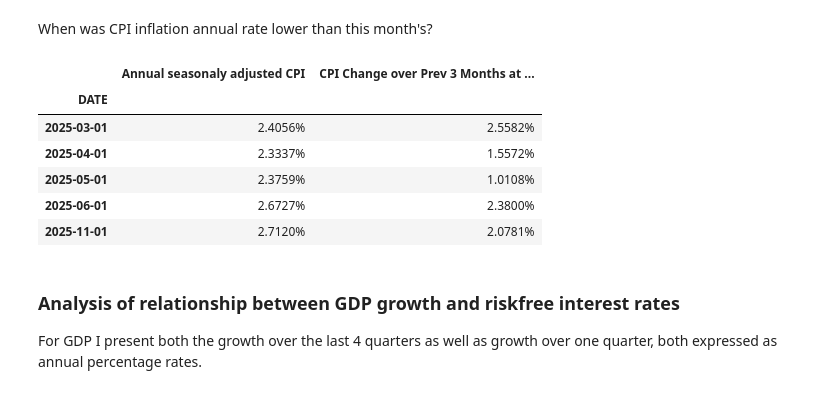
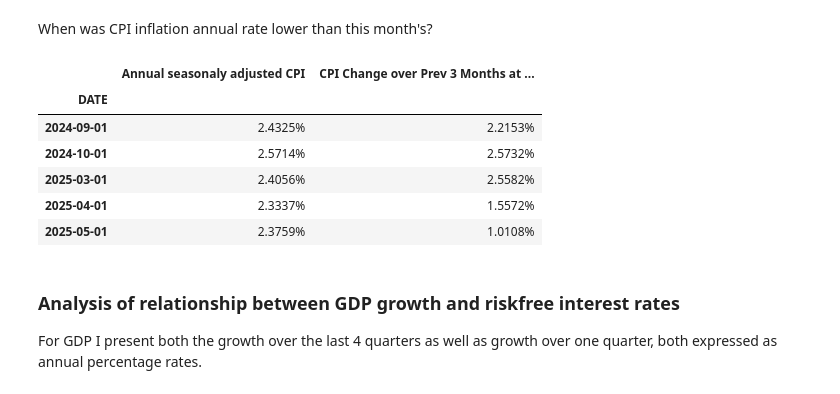
Before and after one commit to ilchen/US_Economic_Data_Analysis, a Jupyter notebook: CPI_and_Fed_Funds_Rates.ipynb, the cells around one changed output. Saved outputs shown, nothing was run; the diff lists cells and outputs as text; code cells hidden in the pictures.

```diff
--- a/CPI_and_Fed_Funds_Rates.ipynb
+++ b/CPI_and_Fed_Funds_Rates.ipynb
@@ -148,15 +148,15 @@ cpi_df.tail(18).style.format_index(IDX_FORMAT).format('{:.2%}')\
 # %% [markdown]
 When was CPI inflation annual rate lower than this month's?
 # %%
-cpi_df.loc[cpi_df.iloc[:,0]<=cpi_df.iloc[-1,0]].tail(5)
+cpi_df.loc[cpi_df.iloc[:,0]<cpi_df.iloc[-1,0]].tail(5)
 # %% [output]
 |  | Annual seasonaly adjusted CPI | CPI Change over Prev 3 Months at ... |
 | DATE |  |  |
+| 2024-09-01 | 2.4325% | 2.2153% |
+| 2024-10-01 | 2.5714% | 2.5732% |
 | 2025-03-01 | 2.4056% | 2.5582% |
 | 2025-04-01 | 2.3337% | 1.5572% |
 | 2025-05-01 | 2.3759% | 1.0108% |
-| 2025-06-01 | 2.6727% | 2.3800% |
-| 2025-11-01 | 2.7120% | 2.0781% |
 # %% [markdown]
 ### Analysis of relationship between GDP growth and riskfree interest rates
 For GDP I present both the growth over the last 4 quarters as well as growth over one quarter, both expressed as annual percentage rates.
```
Also changed, not shown: parts of 23 cells of this notebook.
